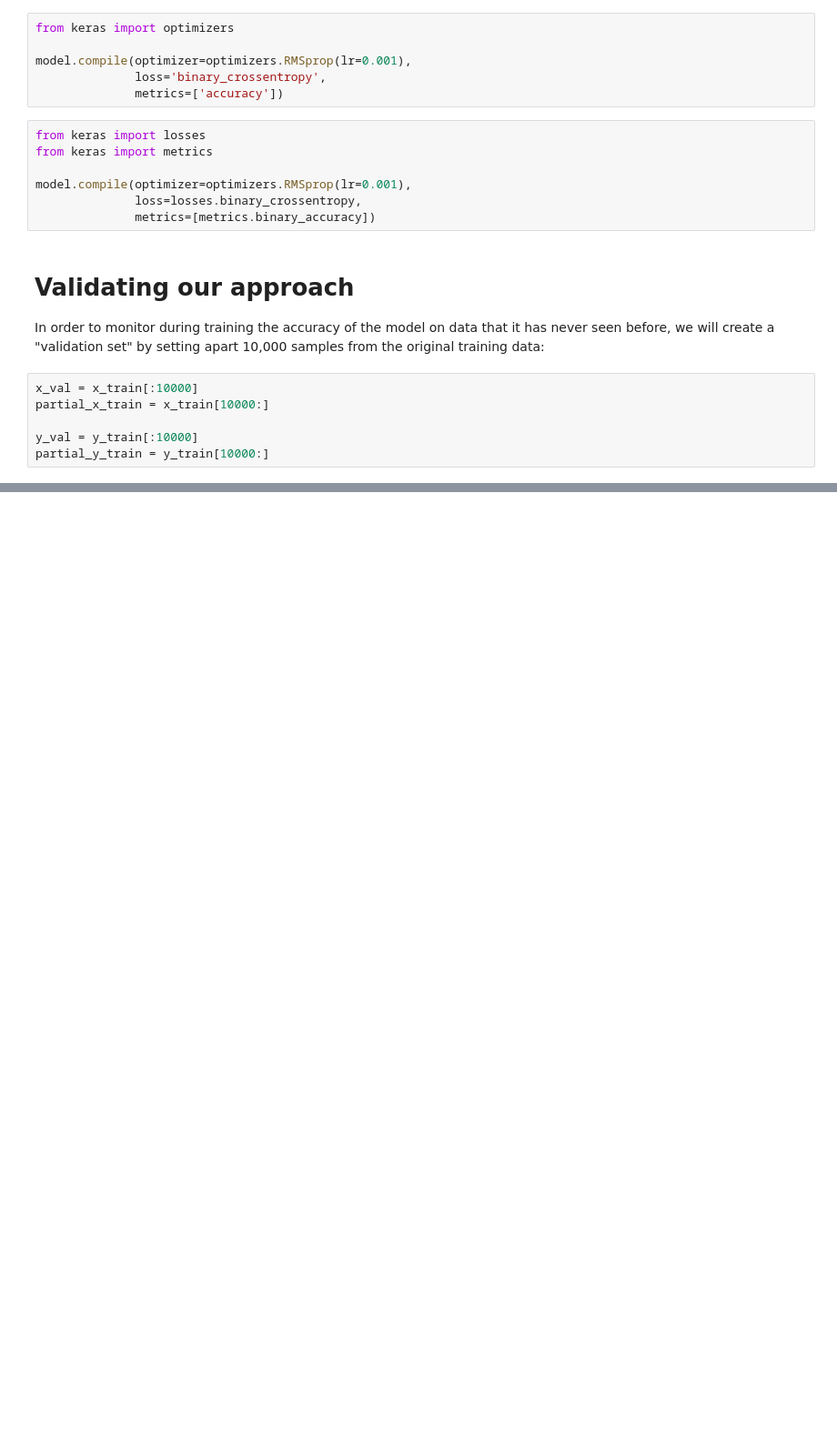
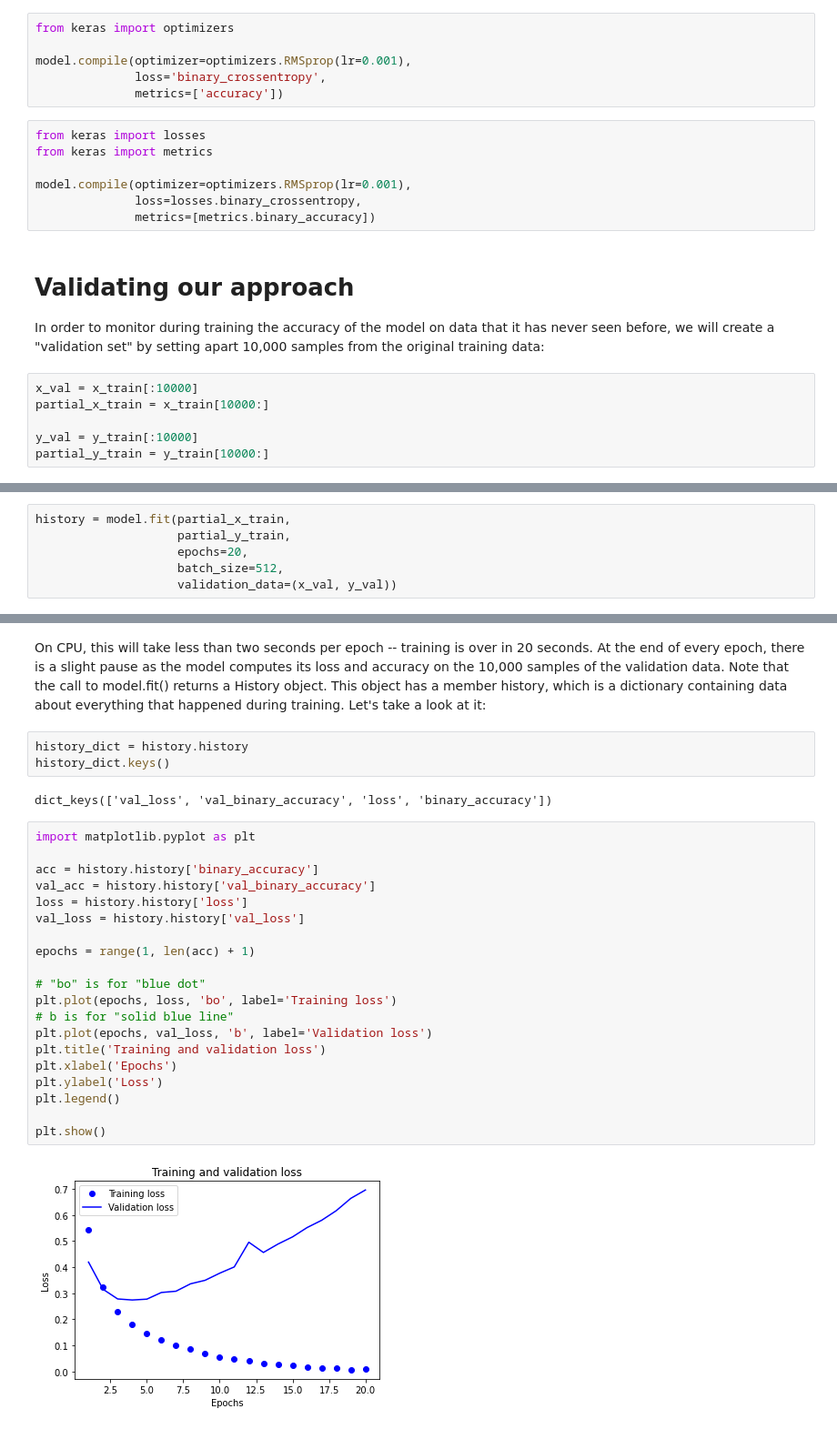
Before and after one commit to marcelounb/Deep_learning_book_francois, a Jupyter notebook: 3_5_classifying_movie_reviews_marcelo.ipynb, the cells around one changed output, grey strips where cells are left out. Shown at 91% size. Cells and saved outputs as stored; diff of their text form; blank space fills up the shorter version.

```diff
--- a/3_5_classifying_movie_reviews_marcelo.ipynb
+++ b/3_5_classifying_movie_reviews_marcelo.ipynb
@@ -184,0 +193,6 @@ partial_y_train = y_train[10000:]
+# %%
+history = model.fit(partial_x_train,
+                    partial_y_train,
+                    epochs=20,
+                    batch_size=512,
+                    validation_data=(x_val, y_val))
@@ -184,0 +217,31 @@ partial_y_train = y_train[10000:]
+# %% [markdown]
+
+On CPU, this will take less than two seconds per epoch -- training is over in 20 seconds. At the end of every epoch, there is a slight pause as the model computes its loss and accuracy on the 10,000 samples of the validation data.
+Note that the call to model.fit() returns a History object. This object has a member history, which is a dictionary containing data about everything that happened during training. Let's take a look at it:
+# %%
+history_dict = history.history
+history_dict.keys()
+# %% [output]
+dict_keys(['val_loss', 'val_binary_accuracy', 'loss', 'binary_accuracy'])
+# %%
+import matplotlib.pyplot as plt
+
+acc = history.history['binary_accuracy']
+val_acc = history.history['val_binary_accuracy']
+loss = history.history['loss']
+val_loss = history.history['val_loss']
+
+epochs = range(1, len(acc) + 1)
+
+# "bo" is for "blue dot"
+plt.plot(epochs, loss, 'bo', label='Training loss')
+# b is for "solid blue line"
+plt.plot(epochs, val_loss, 'b', label='Validation loss')
+plt.title('Training and validation loss')
+plt.xlabel('Epochs')
+plt.ylabel('Loss')
+plt.legend()
+
+plt.show()
+# %% [output]
+[figure, added]
```
Also changed, not shown: parts of 4 cells of this notebook.
